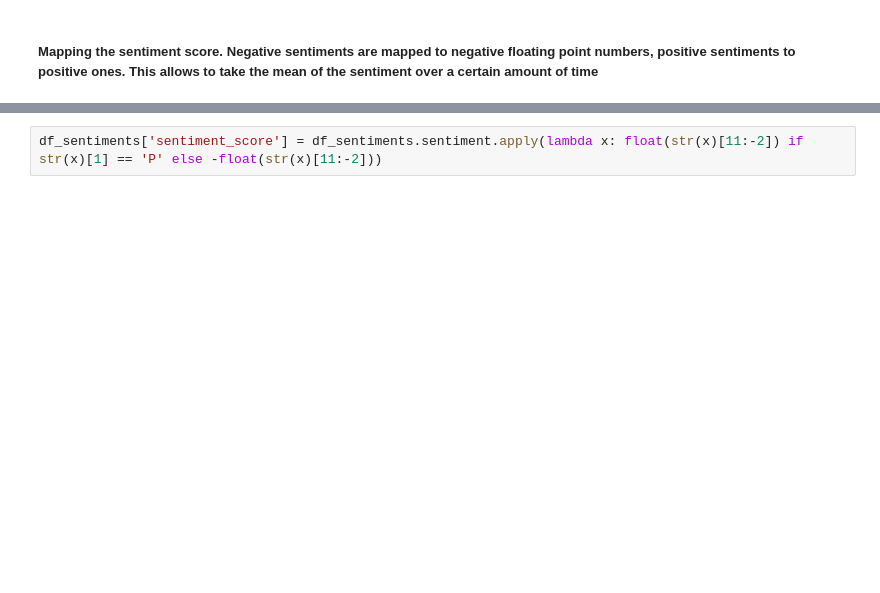
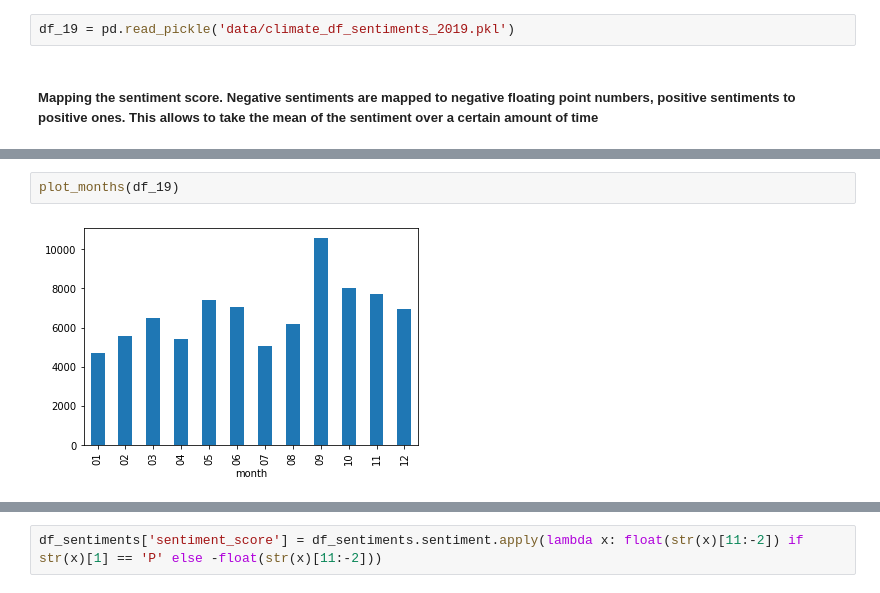
Before and after one commit to epfl-ada/ada-2021-project-hach, a Jupyter notebook: Flair_2.ipynb, the cells around one changed output, grey strips where cells are left out. Saved outputs shown, nothing was run; the diff lists cells and outputs as text; blank space fills up the shorter version.

```diff
--- a/Flair_2.ipynb
+++ b/Flair_2.ipynb
@@ -16,2 +42,4 @@ df_sentiments = pd.read_pickle('data/climate_df_sentiments_2018.pkl')
+# %%
+df_19 = pd.read_pickle('data/climate_df_sentiments_2019.pkl')
 # %% [markdown]
 ##### Mapping the sentiment score. Negative sentiments are mapped to negative floating point numbers, positive sentiments to positive ones. This allows to take the mean of the sentiment over a certain amount of time
@@ -17,0 +90,4 @@ df_sentiments = pd.read_pickle('data/climate_df_sentiments_2018.pkl')
+# %%
+plot_months(df_19)
+# %% [output]
+[figure, added]
```
Also changed, not shown: parts of 65 cells of this notebook, 4 other files.
